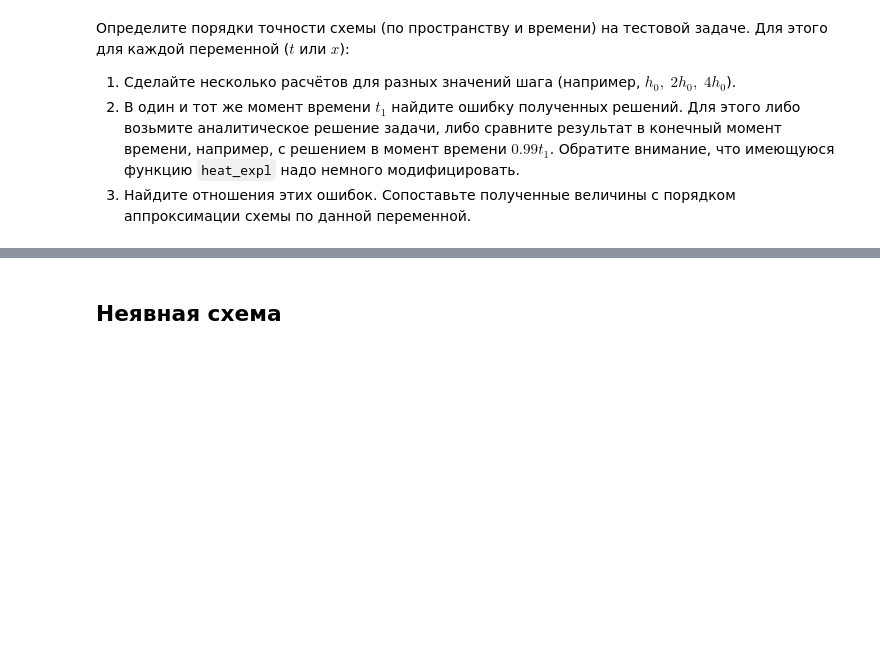
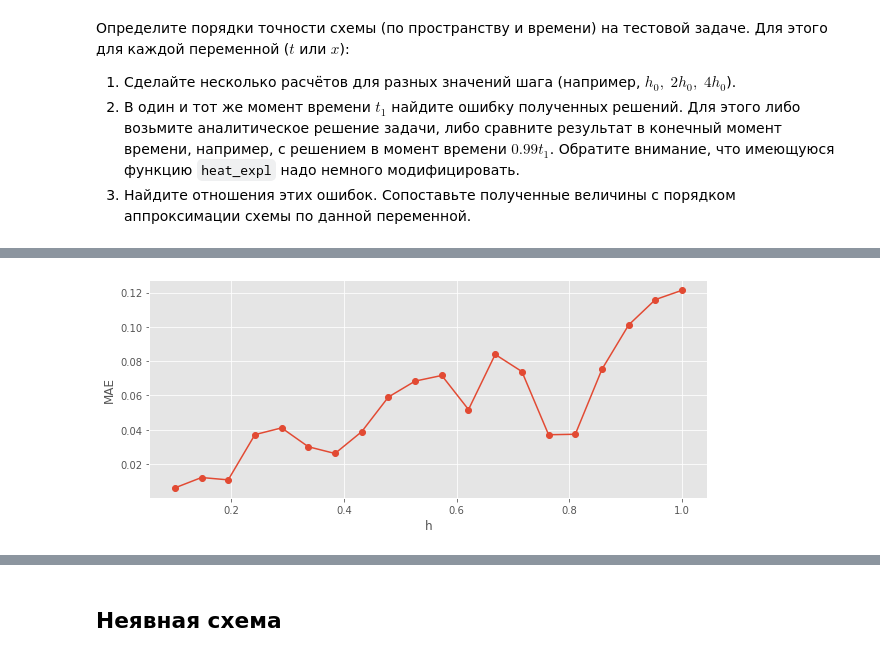
Before and after one commit to IvanSedykh/numerical-methods, a Jupyter notebook: hw1/diffusion_eq_idsedykh.ipynb, the cells around one changed output, grey strips where cells are left out. Cells and saved outputs as stored; diff of their text form; code cells hidden in the pictures; blank space fills up the shorter version.

```diff
--- a/hw1/diffusion_eq_idsedykh.ipynb
+++ b/hw1/diffusion_eq_idsedykh.ipynb
@@ -9,6 +9,8 @@ COLLABORATORS = ""
 ---
 # %%
 import numpy as np
+# %%
+TEST = False
 # %% [markdown]
 # Уравнение теплопроводности
 # %% [markdown]
@@ -144,0 +236,10 @@ raise NotImplementedError()
+# %%
+if TEST:
+    h_expl_error_dict = check_expl_x()
+
+    plt.plot(*np.array(list(h_expl_error_dict.items())).T, 'o-')
+
+    plt.xlabel('h')
+    plt.ylabel('MAE');
+# %% [output]
+[figure, added]
```
Also changed, not shown: parts of 23 cells of this notebook, 1 other file.
